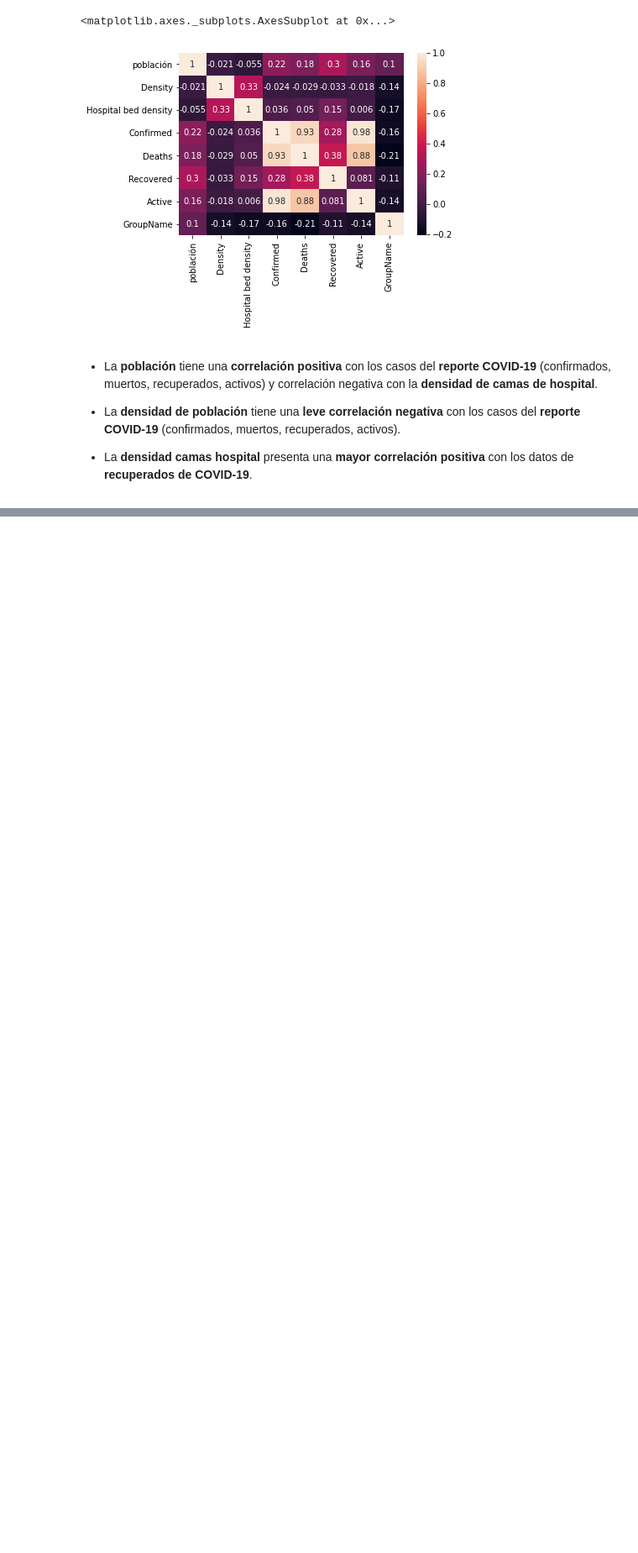
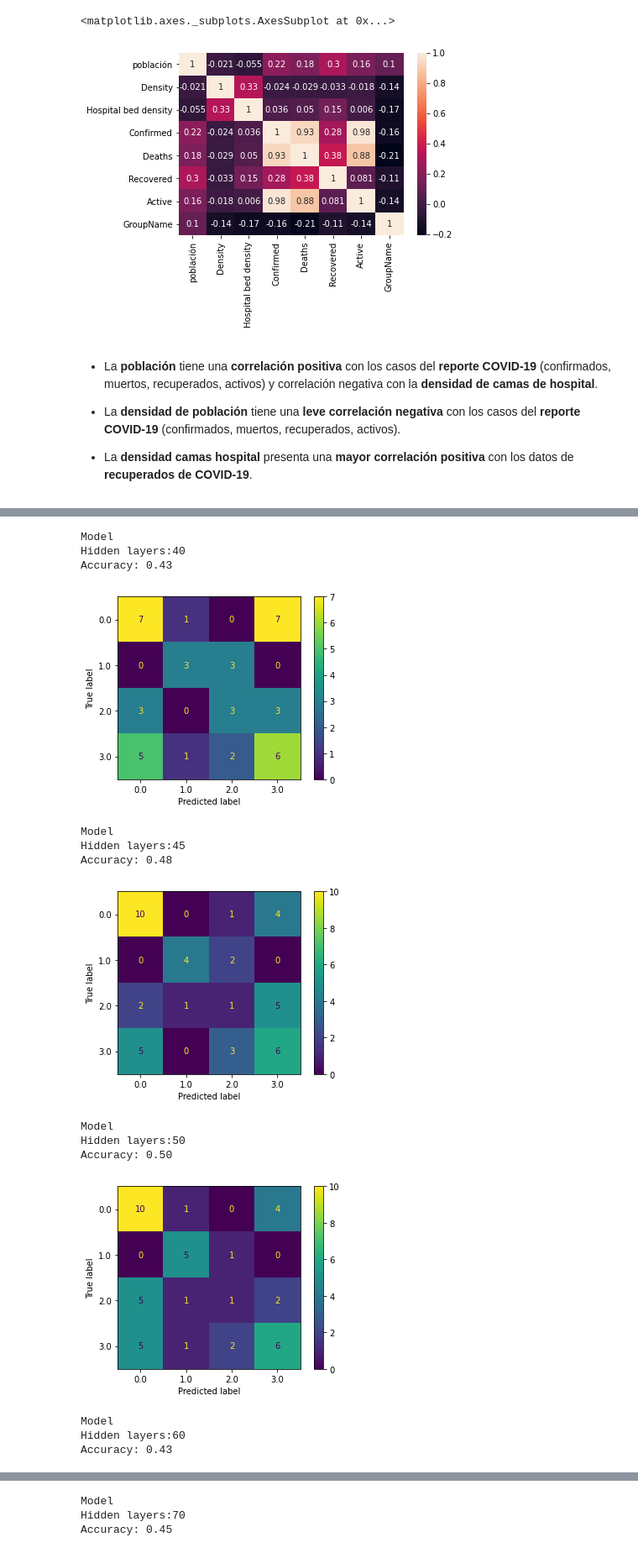
Before and after one commit to DiegoCanales/IIE575-AI-T1, a Jupyter notebook: tarea_AI_1.ipynb, the cells around one changed output, grey strips where cells are left out. Shown at 84% size. Saved outputs shown, nothing was run; the diff lists cells and outputs as text; code cells hidden in the pictures; blank space fills up the shorter version.

```diff
--- a/tarea_AI_1.ipynb
+++ b/tarea_AI_1.ipynb
@@ -537,0 +559,40 @@ Existe una variabilidad de los datos muy grande entre algunas características p
+# %%
+def mlp_model(hidden_layers):
+  mlp = MLPClassifier(hidden_layer_sizes=hidden_layers,
+                    max_iter=10000,
+                    random_state=10,
+                    solver='lbfgs',
+                    )
+
+  mlp.fit(X_train, np.ravel(y_train))
+
+
+  print('Model')
+  print('Hidden layers:'+str(hidden_layers))
+  y_pred = mlp.predict(X_test)
+  print('Accuracy: %.2f' % accuracy_score(y_test, y_pred))
+
+  plot_confusion_matrix(mlp, X_test, y_test)
+  plt.show()
+  return accuracy_score(y_test, y_pred)
+# %%
+layers = np.array([40, 45, 50, 60, 70])
+acc = np.array([])
+for layer in layers:
+  acc = np.append(acc,mlp_model(layer))
+# %% [output]
+Model
+Hidden layers:40
+Accuracy: 0.43
+[figure, added]
+Model
+Hidden layers:45
+Accuracy: 0.48
+[figure, added]
+Model
+Hidden layers:50
+Accuracy: 0.50
+[figure, added]
+Model
+Hidden layers:60
+Accuracy: 0.43
@@ -537,0 +600,3 @@ Existe una variabilidad de los datos muy grande entre algunas características p
+Model
+Hidden layers:70
+Accuracy: 0.45
```
Also changed, not shown: parts of 22 cells of this notebook.
